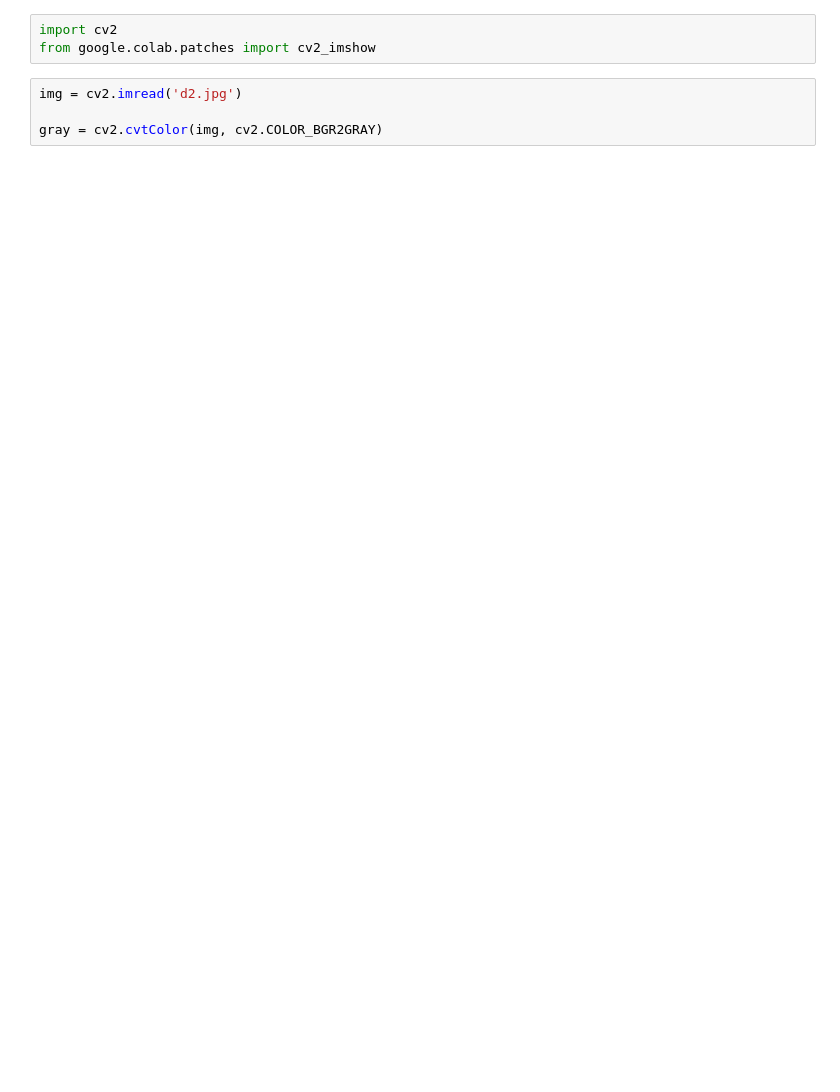
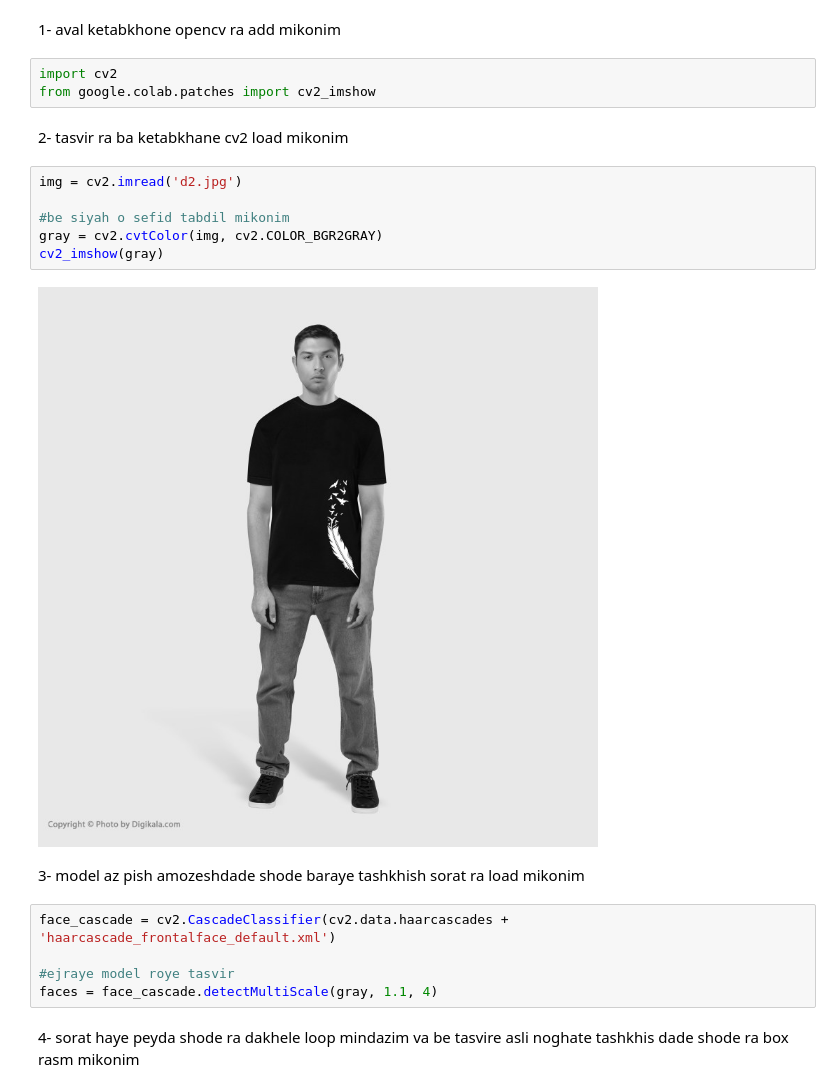
Before and after one commit to seyyedRezaRazavi/faceDetection_opencv, a Jupyter notebook: main.ipynb, the cells around one changed output. Cells and saved outputs as stored; diff of their text form; blank space fills up the shorter version.

```diff
--- a/main.ipynb
+++ b/main.ipynb
@@ -3,8 +11,25 @@
+# %% [markdown]
+1- aval ketabkhone opencv ra add mikonim
 # %%
 import cv2
 from google.colab.patches import cv2_imshow
+# %% [markdown]
+2- tasvir ra ba ketabkhane cv2 load mikonim
 # %%
 img = cv2.imread('d2.jpg')
 
+#be siyah o sefid tabdil mikonim
 gray = cv2.cvtColor(img, cv2.COLOR_BGR2GRAY)
+cv2_imshow(gray)
+# %% [output]
+[figure, added]
+# %% [markdown]
+3- model az pish amozeshdade shode baraye tashkhish sorat ra load mikonim
+# %%
+face_cascade = cv2.CascadeClassifier(cv2.data.haarcascades + 'haarcascade_frontalface_default.xml')
+
+#ejraye model roye tasvir
+faces = face_cascade.detectMultiScale(gray, 1.1, 4)
+# %% [markdown]
+4-  sorat haye peyda shode ra dakhele loop mindazim va be tasvire asli noghate tashkhis dade shode ra box rasm mikonim
 # %%
```
Also changed, not shown: parts of 5 cells of this notebook.
